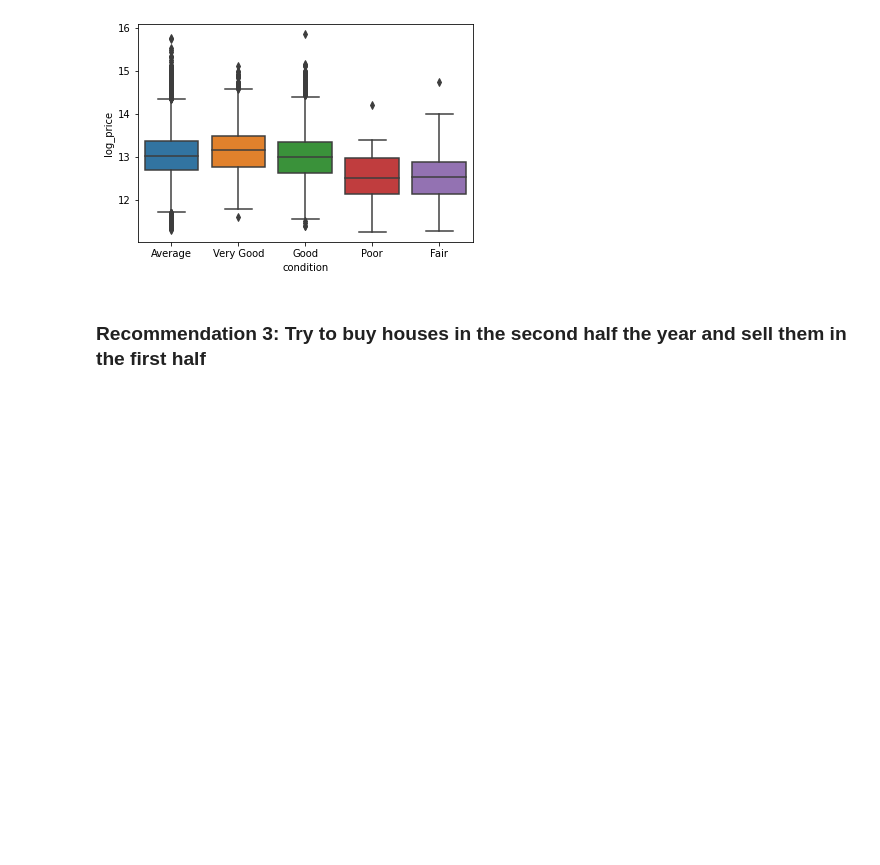
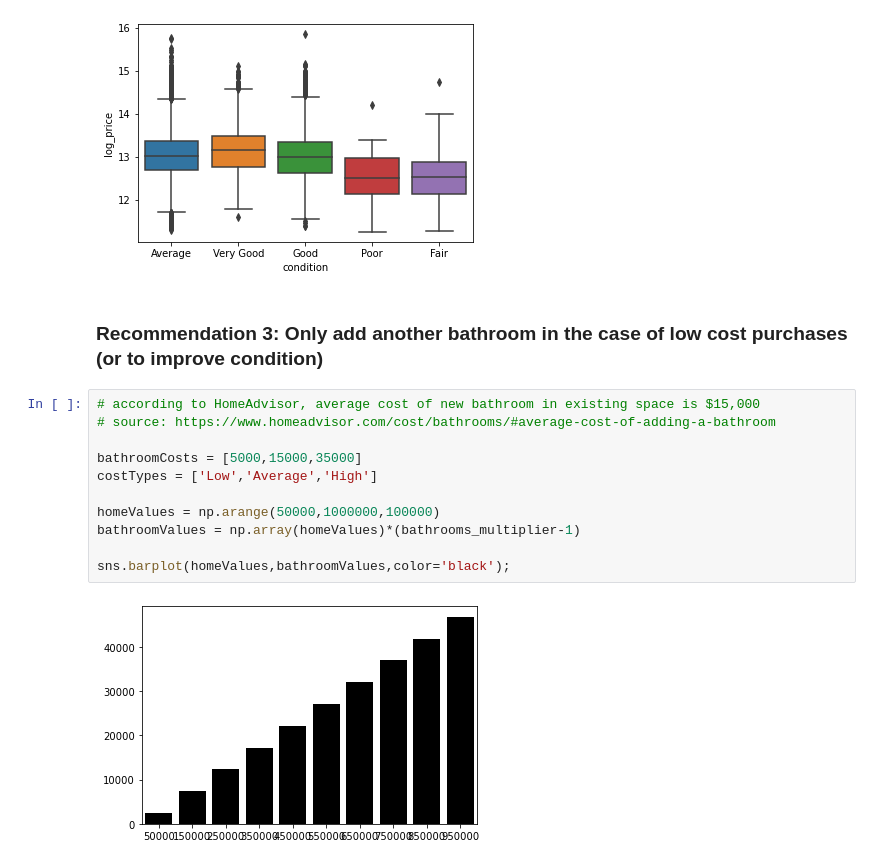
Before and after one commit to adobronyi/king_county_real_estate, a Jupyter notebook: student.ipynb, the cells around one changed output. Saved outputs shown, nothing was run; the diff lists cells and outputs as text; blank space fills up the shorter version.

```diff
--- a/student.ipynb
+++ b/student.ipynb
@@ -1411,5 +1459,18 @@ fair to average: 1.13
 sns.boxplot(df_new['condition'],df_new['log_price']);
 # %% [output]
 [figure]
-# %% [markdown]
-### Recommendation 3: Try to buy houses in the second half the year and sell them in the first half
+# %% [markdown]
+### Recommendation 3: Only add another bathroom in the case of low cost purchases (or to improve condition)
+# %%
+# according to HomeAdvisor, average cost of new bathroom in existing space is $15,000
+# source: https://www.homeadvisor.com/cost/bathrooms/#average-cost-of-adding-a-bathroom
+
+bathroomCosts = [5000,15000,35000]
+costTypes = ['Low','Average','High']
+
+homeValues = np.arange(50000,1000000,100000)
+bathroomValues = np.array(homeValues)*(bathrooms_multiplier-1)
+
+sns.barplot(homeValues,bathroomValues,color='black');
+# %% [output]
+[figure, added]
```
Also changed, not shown: parts of 23 cells of this notebook.
